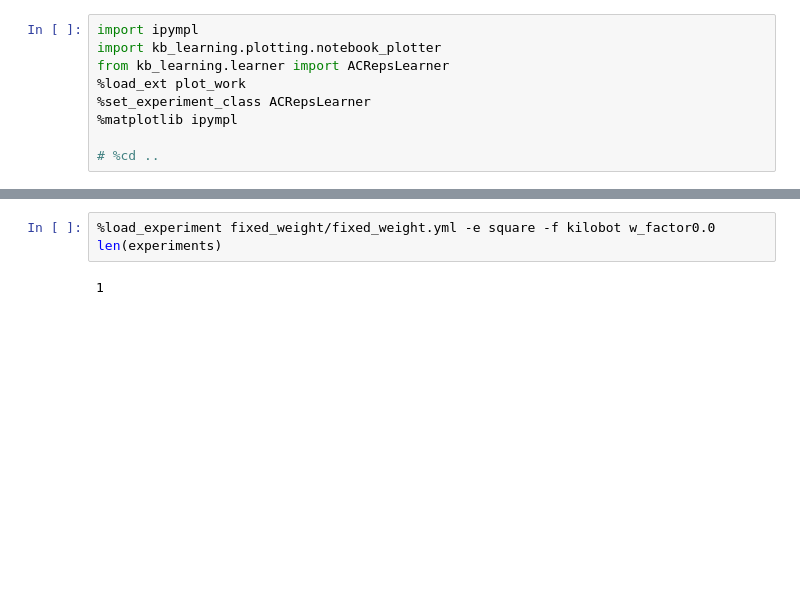
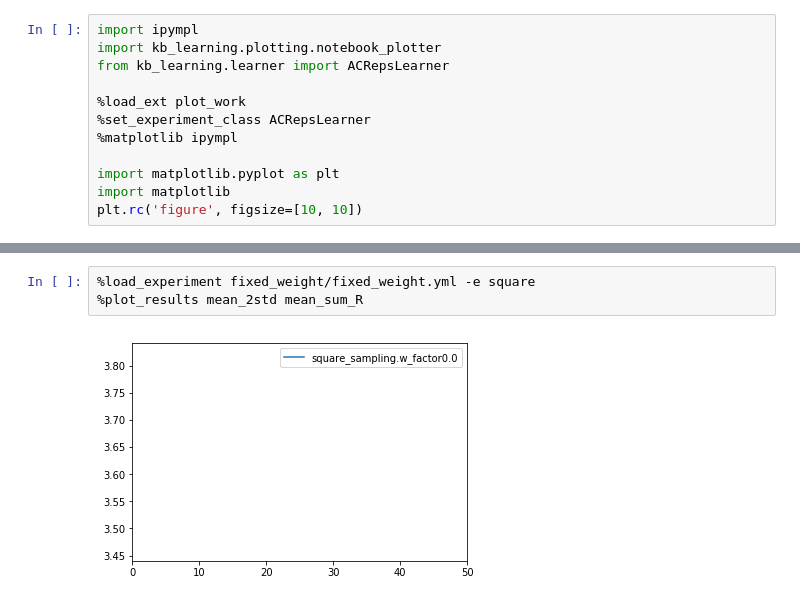
Before and after one commit to gregorgebhardt/kb_learning, a Jupyter notebook: experiments/notebooks/plot_fixed_weight.ipynb, the cells around one changed output, grey strips where cells are left out. Cells and saved outputs as stored; diff of their text form; blank space fills up the shorter version.

```diff
--- a/experiments/notebooks/plot_fixed_weight.ipynb
+++ b/experiments/notebooks/plot_fixed_weight.ipynb
@@ -2,8 +2,11 @@
 import ipympl
 import kb_learning.plotting.notebook_plotter
 from kb_learning.learner import ACRepsLearner
+
 %load_ext plot_work
 %set_experiment_class ACRepsLearner
 %matplotlib ipympl
 
-# %cd ..
+import matplotlib.pyplot as plt
+import matplotlib
+plt.rc('figure', figsize=[10, 10])
@@ -12,5 +17,5 @@ ModuleNotFoundError: No module named 'ipympl'
 # %%
-%load_experiment fixed_weight/fixed_weight.yml -e square -f kilobot w_factor0.0
-len(experiments)
+%load_experiment fixed_weight/fixed_weight.yml -e square
+%plot_results mean_2std mean_sum_R
 # %% [output]
-1
+[figure, added]
```
Also changed, not shown: parts of 10 cells of this notebook, 1 other file.
